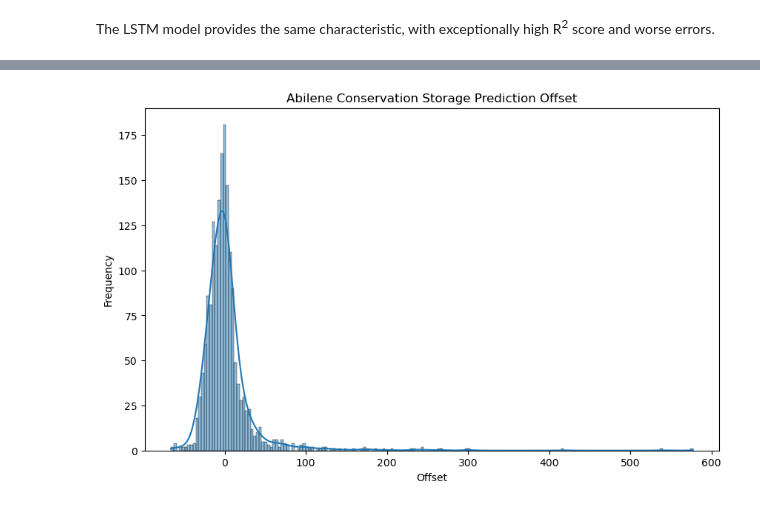
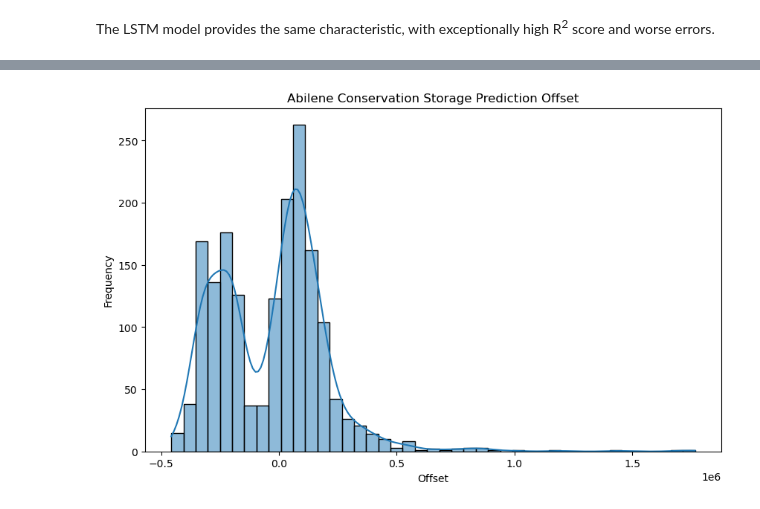
Before and after one commit to khoihng22/data-analytics-final-project, a Jupyter notebook: report_2.ipynb, the cells around one changed output, grey strips where cells are left out. Cells and saved outputs as stored; diff of their text form; code cells hidden in the pictures.

Commit message:
train LSTM 5 times with same weights

```diff
--- a/report_2.ipynb
+++ b/report_2.ipynb
@@ -99,0 +64,10 @@ plt.show()
+# %%
+# box plot yearly conservation storage with axis label and title
+plt.figure(figsize=(12, 6))
+df['year'] = df.index.year
+sns.boxplot(x='year', y='conservation_storage', data=df)
+plt.ylabel('Conservation Storage (acre-ft)')
+plt.xlabel('Year')
+plt.title('Abilene Conservation Storage Distribution by Year (1999-2024)')
+plt.xticks(rotation=45)
+plt.show()
@@ -188,7 +164,7 @@ plt.show()
 # Prediction Model
 # %%
 # create 50 columns for each lag
-for i in range(1, 24):
+for i in range(1, 30):
     df[f'conservation_storage_{i}'] = df['conservation_storage'].shift(i)
 
 # drop rows with NaN values
@@ -322,6 +313,7 @@ plt.show()
 from sklearn.preprocessing import MinMaxScaler
 from tensorflow.keras.models import Sequential
 from tensorflow.keras.layers import Dense, LSTM, Flatten
+from keras.optimizers import Adam
 
 # reshape the data
 X_train_reshaped = X_train.reshape(X_train.shape[0], 1, X_train.shape[1])
@@ -329,18 +321,36 @@ X_test_reshaped = X_test.reshape(X_test.shape[0], 1, X_test.shape[1])
 
 # create the model
 model = Sequential()
-model.add(LSTM(50, activation='relu', input_shape=(1, X_train.shape[1])))
+model.add(LSTM(8, activation='relu', input_shape=(1, X_train.shape[1])))
 model.add(Dense(1))
 model.add(Flatten())
-model.compile(optimizer='adam', loss='mae')
+model.compile(optimizer=Adam(0.0001), loss='mae')
 
 # early stopping
 from tensorflow.keras.callbacks import EarlyStopping
 early_stopping = EarlyStopping(monitor='val_loss', patience=5)
 
-# train the model
-model.fit(X_train_reshaped, y_train, epochs=1000, batch_size=32, verbose=1, validation_split=0.2, callbacks=[early_stopping])
+# train the model 5 times and get the median metrics
+mse = []
+r2 = []
+mae = []
+rmse = []
+medae = []
+residual_std = []
+maxerr = []
 
-# make predictions
-y_pred = model.predict(X_test_reshaped)
+y_test = scaler.inverse_transform(y_test.reshape(-1, 1))
+
+for i in range(5):
+    history = model.fit(X_train_reshaped, y_train, epochs=100, batch_size=32, validation_split=0.2, callbacks=[early_stopping], verbose=0)
+    y_pred = model.predict(X_test_reshaped)
+    y_pred = scaler.inverse_transform(y_pred)
+    mse.append(mean_squared_error(y_test, y_pred))
+    r2.append(r2_score(y_test, y_pred))
+    mae.append(mean_absolute_error(y_test, y_pred))
+    rmse.append(np.sqrt(mse[-1]))
+    medae.append(median_absolute_error(y_test, y_pred))
+    residuals = y_test - y_pred.flatten()
+    residual_std.append(np.std(residuals))
+    maxerr.append(np.max(np.abs(residuals)))
 # %% [output]
@@ -417,10 +425,10 @@ df_pred
 # %%
 # plot offset between actual and predicted values in histogram
 plt.figure(figsize=(10, 6))
-sns.histplot(y_test - y_pred.flatten(), kde=True)
+sns.histplot(y_test.flatten() - y_pred.flatten(), kde=True)
 plt.title('Abilene Conservation Storage Prediction Offset')
 plt.xlabel('Offset')
 plt.ylabel('Frequency')
 plt.show()
 # %% [output]
-[figure, old version]
+[figure, new version]
```
Also changed, not shown: parts of 21 cells of this notebook.
